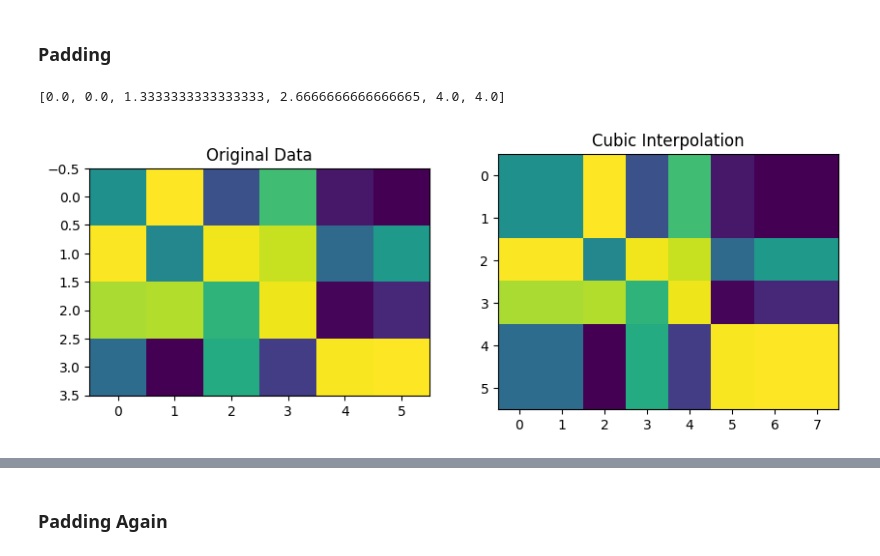
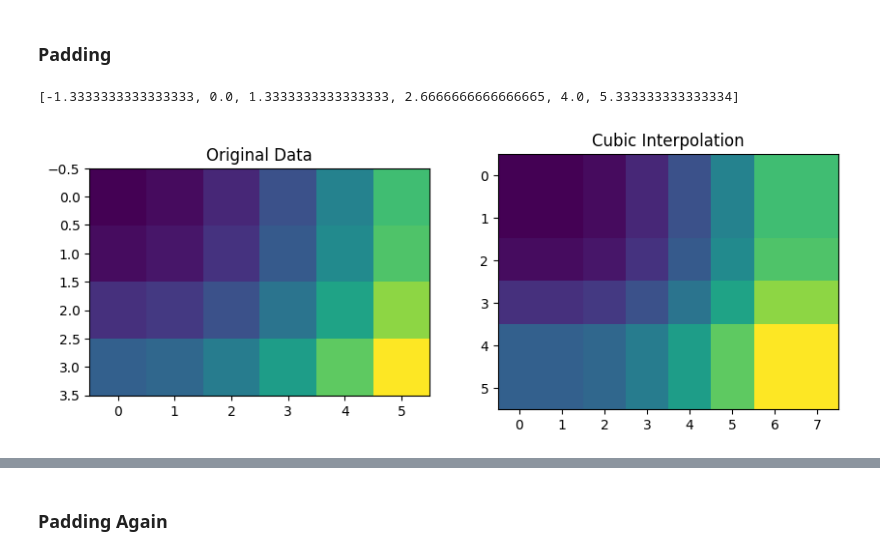
Before and after one commit to jianming1481/py_slambook2, a Jupyter notebook: ch8/test.ipynb, the cells around one changed output, grey strips where cells are left out. Drawn from its saved outputs; the diff is of its cells as text; code cells hidden in the pictures.

```diff
--- a/ch8/test.ipynb
+++ b/ch8/test.ipynb
@@ -319,52 +330,56 @@ import matplotlib.pyplot as plt
 x = np.linspace(0, 6, 6)
 y = np.linspace(0, 4, 4)
 xx, yy = np.meshgrid(x, y)
-z = np.sin(xx**2 + yy**2)
+z = (xx**2 + yy**2)
 # padding
 height, width = z.shape
 padding_x = []
 for i in range(width+2):
     if i == 0:
-        padding_x.append(x[0])
+        padding_x.append(-x[1])
     elif i==(width+1):
-        padding_x.append(x[-1])
+        gap = x[-1]-x[-2]
+        padding_x.append(x[-1]+gap)
     else:
         padding_x.append(x[i-1])
 
 padding_y = []
 for i in range(height+2):
     if i==0:
-        padding_y.append(y[0])
+        padding_y.append(-y[1])
     elif i==(height+1):
-        padding_y.append(y[-1])
+        gap = y[-1] - y[-2]
+        padding_y.append(y[-1]+gap)
     else:
         padding_y.append(y[i-1])
 print(padding_y)
 
 padding_z = np.zeros((height+2, width+2))
 for i in range(height):
     for j in range(width):
         # board
         if i == 0:
             padding_z[i][j+1] = z[i][j]
         if i==(height-1):
             padding_z[i+2][j+1] = z[i][j]
         if j==0:
             padding_z[i+1][j] = z[i][j]
         if j==(width-1):
             padding_z[i+1][j+2] = z[i][j]
         # 4 corners
         padding_z[0][0] = z[0][0]
         padding_z[0][-1] = z[0][-1]
         padding_z[-1][0] = z[-1][0]
         padding_z[-1][-1] = z[-1][-1]
+
+        # Middle Part
         padding_z[i+1][j+1] = z[i][j]
 fig, axs = plt.subplots(1, 2, figsize=(10, 4))
 axs[0].imshow(z)
 axs[0].set_title('Original Data')
 axs[1].imshow(padding_z)
 axs[1].set_title('Cubic Interpolation')
 plt.show()
 # %% [output]
-[0.0, 0.0, 1.3333333333333333, 2.6666666666666665, 4.0, 4.0]
+[-1.3333333333333333, 0.0, 1.3333333333333333, 2.6666666666666665, 4.0, 5.333333333333334]
-[figure, old version]
+[figure, new version]
```
Also changed, not shown: parts of 17 cells of this notebook.
